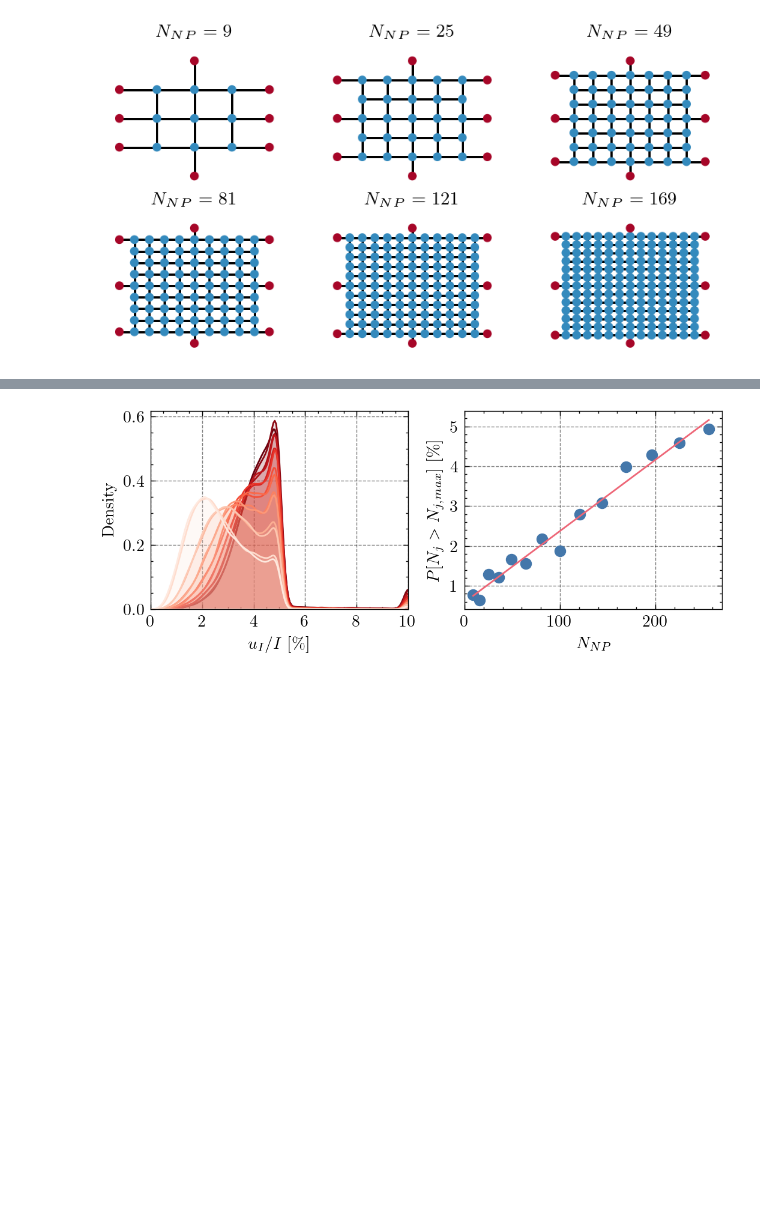
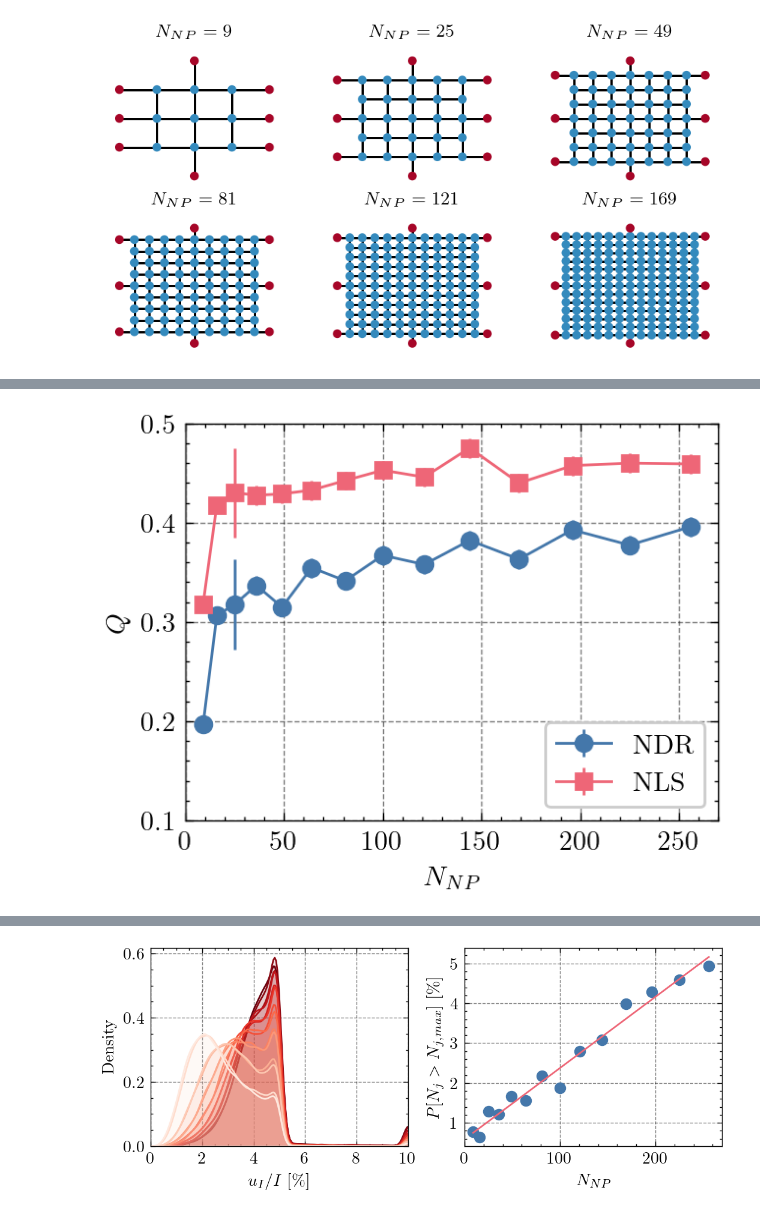
Before and after one commit to JonasMnsing/NanoNets, a Jupyter notebook: scripts/1_funding_period/system_size/ipynb/system_size.ipynb, the cells around one changed output, grey strips where cells are left out. Drawn from its saved outputs; the diff is of its cells as text; code cells hidden in the pictures; blank space fills up the shorter version.

```diff
--- a/scripts/1_funding_period/system_size/ipynb/system_size.ipynb
+++ b/scripts/1_funding_period/system_size/ipynb/system_size.ipynb
@@ -158,3 +170,22 @@ fig.savefig("../plots/abundance_vs_system_size.pdf", transparent=False, bbox_inc
+# %%
+with plt.style.context(["science","bright","grid"]):
+
+    fig = plt.figure(dpi=200)
+    ax  = fig.add_subplot()
+
+    ax.errorbar(np.array(N_vals)**2, np.mean(Q_ndr,axis=0), 1.96*np.std(Q_ndr,axis=0), marker='o', label='NDR')
+    ax.errorbar(np.array(N_vals)**2, np.mean(Q_nls,axis=0), 1.96*np.std(Q_ndr,axis=0), marker='s', label='NLS')
+
+    ax.set_xlabel('$N_{NP}$')
+    ax.set_ylabel('$Q$')
+    ax.legend(loc='lower right')
+    ax.set_xlim(0,270)
+    ax.set_ylim(0.1,0.5)
+
+# fig.savefig("../plots/scaled_nonlinearity_vs_system_size_scaled.svg", transparent=True, bbox_inches='tight')
+# fig.savefig("../plots/scaled_nonlinearity_vs_system_size_scaled.pdf", transparent=False, bbox_inches='tight')
+# %% [output]
+[figure, added]
 # %%
 # Current Relations
 params  = {N : nanonets_utils.nonlinear_parameter(data[N]) for i, N in enumerate(N_vals)}
```
Also changed, not shown: parts of 15 cells of this notebook, 20 other files.
